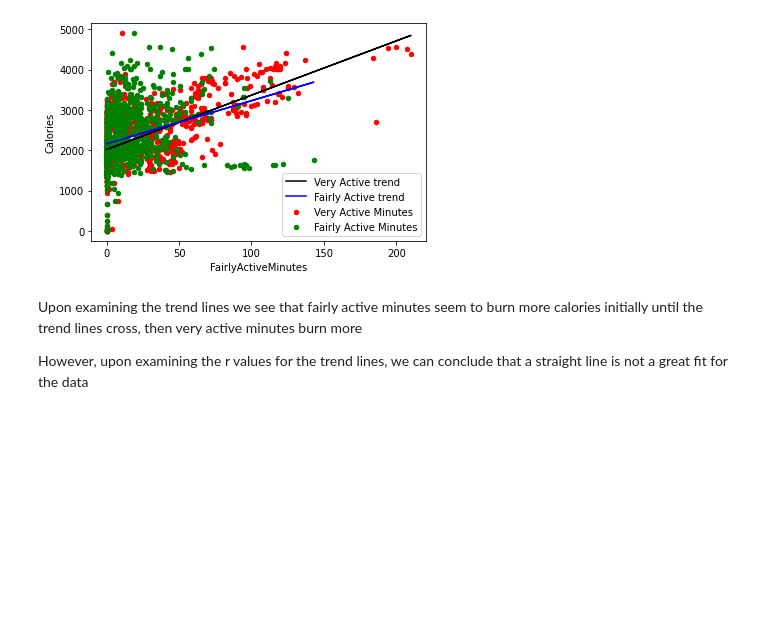
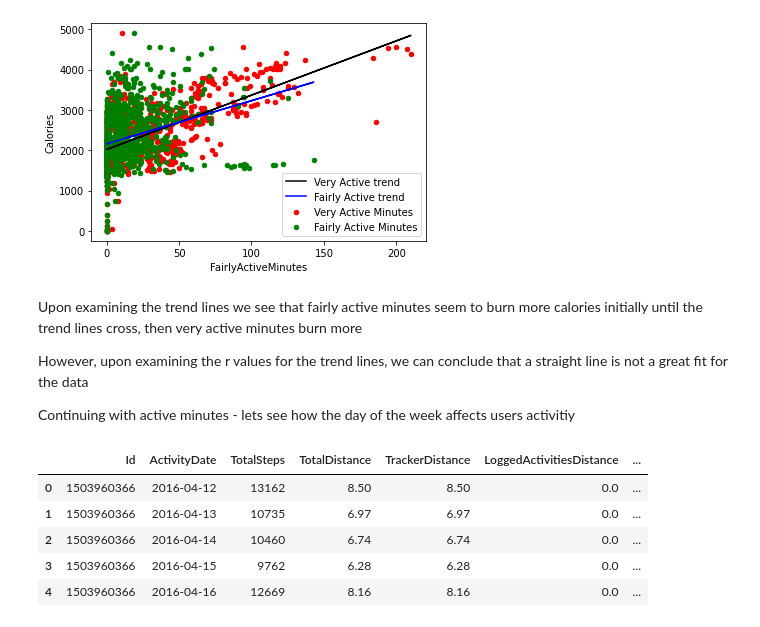
Before and after one commit to LeannaCalla/Kaggle-FitBit-Data, a Jupyter notebook: FitBit stats.ipynb, the cells around one changed output. Cells and saved outputs as stored; diff of their text form; code cells hidden in the pictures; blank space fills up the shorter version.

```diff
--- a/FitBit stats.ipynb
+++ b/FitBit stats.ipynb
@@ -231,3 +231,19 @@ Fairly active r value 0.29762346826512137
 Upon examining the trend lines we see that fairly active minutes seem to burn more calories initially until the trend lines cross, then very active minutes burn more
 
 However, upon examining the r values for the trend lines, we can conclude that a straight line is not a great fit for the data
+
+Continuing with active minutes - lets see how the day of the week affects users activitiy
+# %%
+#convert to datetime
+activityData['ActivityDate'] = pd.to_datetime(activityData['ActivityDate'])
+
+# add a new column that indicates the day's name
+activityData['day_name'] = activityData['ActivityDate'].dt.day_name()
+activityData.head()
+# %% [output]
+|  | Id | ActivityDate | TotalSteps | TotalDistance | TrackerDistance | LoggedActivitiesDistance | ... |
+| 0 | 1503960366 | 2016-04-12 | 13162 | 8.50 | 8.50 | 0.0 | ... |
+| 1 | 1503960366 | 2016-04-13 | 10735 | 6.97 | 6.97 | 0.0 | ... |
+| 2 | 1503960366 | 2016-04-14 | 10460 | 6.74 | 6.74 | 0.0 | ... |
+| 3 | 1503960366 | 2016-04-15 | 9762 | 6.28 | 6.28 | 0.0 | ... |
+| 4 | 1503960366 | 2016-04-16 | 12669 | 8.16 | 8.16 | 0.0 | ... |
```
Also changed, not shown: parts of 6 cells of this notebook.
